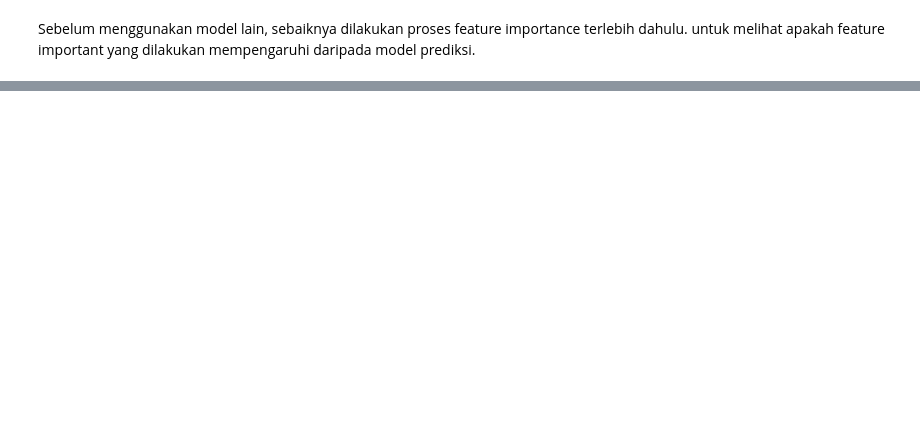
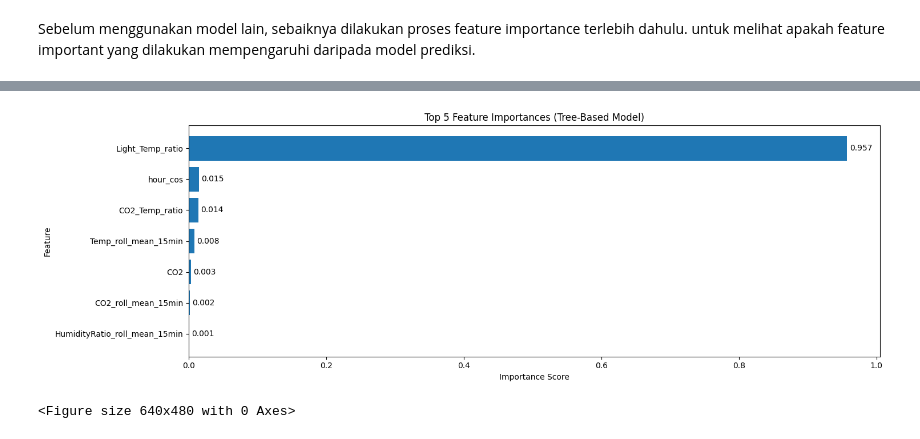
Before and after one commit to aryaadhy/Occupancy_Detection_FINPRO, a Jupyter notebook: FINPRO_DS38_Arya_Adhy.ipynb, the cells around one changed output, grey strips where cells are left out. Cells and saved outputs as stored; diff of their text form; code cells hidden in the pictures; blank space fills up the shorter version.

```diff
--- a/FINPRO_DS38_Arya_Adhy.ipynb
+++ b/FINPRO_DS38_Arya_Adhy.ipynb
@@ -826,0 +827,39 @@ print(feature_importance.head(17))
+# %%
+import pandas as pd
+import matplotlib.pyplot as plt
+
+# Buat dataframe feature importance
+feature_importance = pd.DataFrame({
+    'feature': X.columns,
+    'importance': model.feature_importances_
+})
+
+# Urutkan dari yang terbesar
+feature_importance = feature_importance.sort_values(
+    by='importance',
+    ascending=False
+)
+
+# Ambil top 17
+top_features = feature_importance.head(7)
+
+# Plot
+plt.figure(figsize=(15, 5)) # Saya perbesar sedikit agar label tidak berhimpitan
+bars = plt.barh(top_features['feature'], top_features['importance'])
+plt.gca().invert_yaxis()
+
+# Menambahkan label
+plt.bar_label(bars, fmt='%.3f', padding=3) # fmt untuk format desimal, padding untuk jarak
+
+plt.xlabel("Importance Score")
+plt.ylabel("Feature")
+plt.title("Top 5 Feature Importances (Tree-Based Model)")
+
+plt.tight_layout()
+plt.show()
+
+plt.tight_layout()
+plt.show()
+# %% [output]
+[figure, added]
+<Figure size 640x480 with 0 Axes>
```
Also changed, not shown: parts of 6 cells of this notebook.
